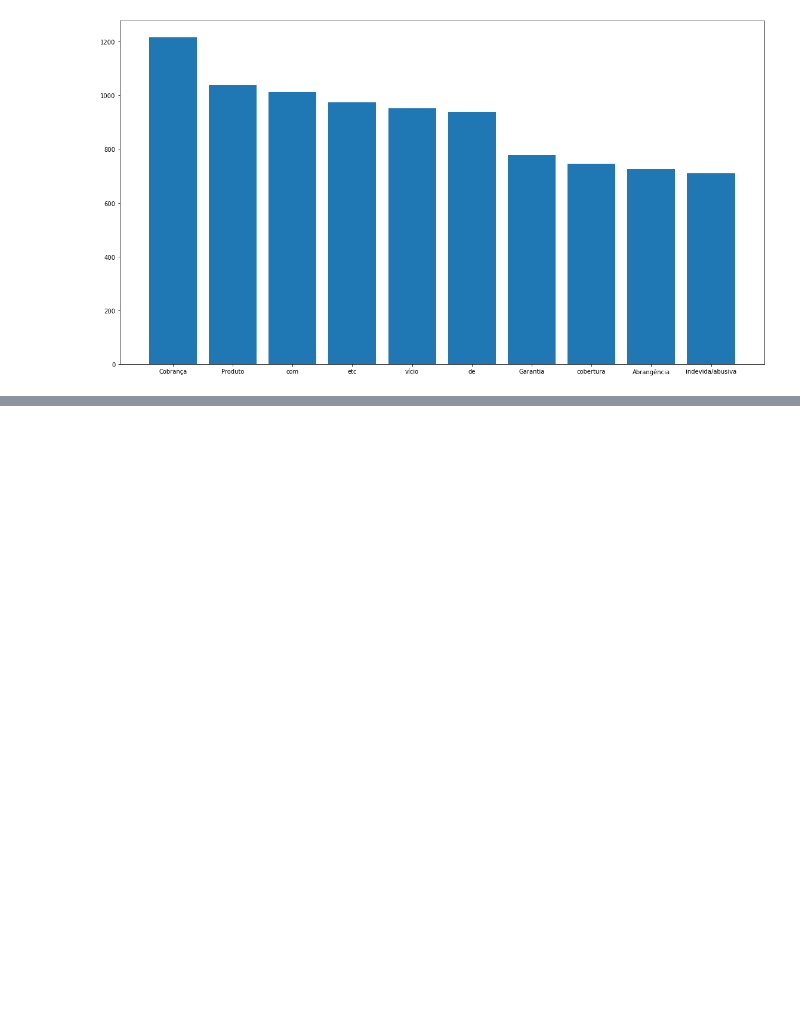
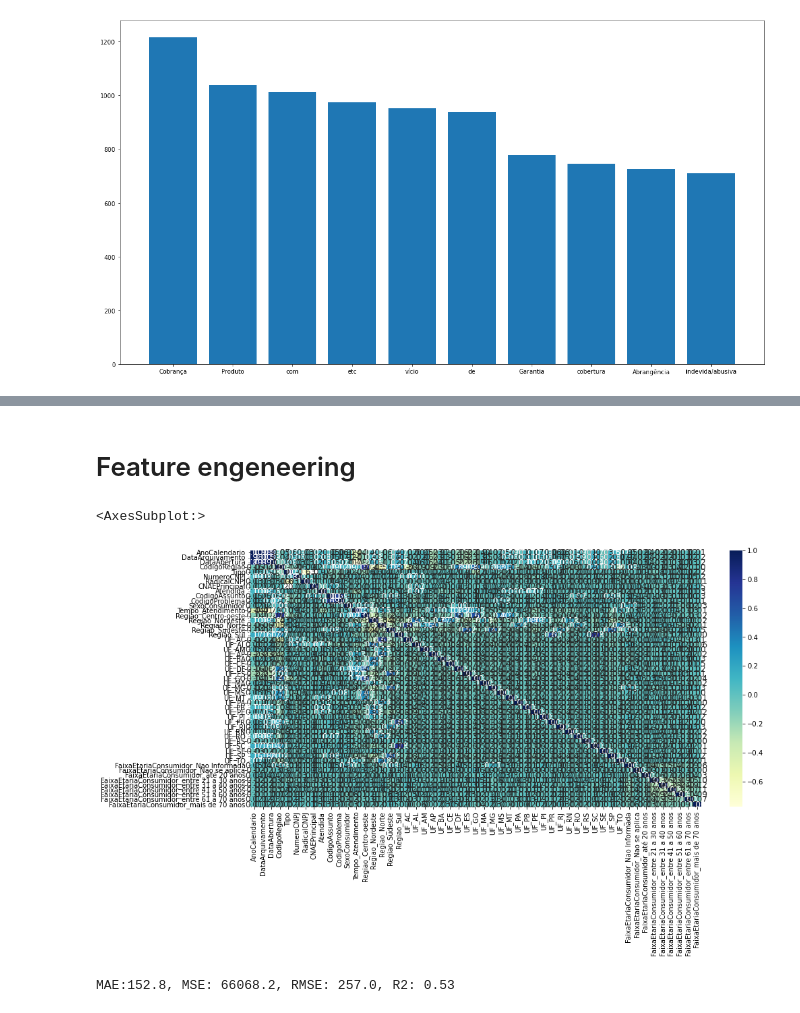
Before and after one commit to Wolfgang-Amadeus-Mozart/CC_Uninove_7Semestre, a Jupyter notebook: CC7 Semestre - Git Hub/Inteligencia_Artificial/Atividade 2/Atividades (1).ipynb, the cells around one changed output, grey strips where cells are left out. Drawn from its saved outputs; the diff is of its cells as text; code cells hidden in the pictures; blank space fills up the shorter version.

```diff
--- a/CC7 Semestre - Git Hub/Inteligencia_Artificial/Atividade 2/Atividades (1).ipynb
+++ b/CC7 Semestre - Git Hub/Inteligencia_Artificial/Atividade 2/Atividades (1).ipynb
@@ -290,0 +329,29 @@ ax.imshow(nuvem)
+# %%
+df['DataArquivamento'] = pd.to_numeric(df['DataArquivamento'])
+df['DataAbertura'] = pd.to_numeric(df['DataAbertura'])
+# %%
+#coletando somente a diferença do número de dias para um melhor aproveitamento dos dados
+df['Tempo_Atendimento'] = df['Tempo_Atendimento'].dt.days
+# %% [markdown]
+# Feature engeneering
+# %%
+#Feature Engeneering
+df['SexoConsumidor'] = df['SexoConsumidor'].astype('category')
+df['SexoConsumidor'] = df['SexoConsumidor'].cat.codes
+
+df['Atendida'] = df['Atendida'].astype('category')
+df['Atendida'] = df['Atendida'].cat.codes
+# %%
+# Criar variáveis Dummie
+df = pd.get_dummies(df, columns=['Regiao', 'UF','FaixaEtariaConsumidor'], drop_first=False)
+# %%
+# Correlação entre as variáveis
+corr = df.corr()
+fig2, ax = plt.subplots(figsize=(15,7))
+sns.heatmap(corr,
+            xticklabels=corr.columns.values,
+            yticklabels=corr.columns.values,
+            annot=True, cmap='YlGnBu', annot_kws={'size': 12}, fmt='.2f')
+# %% [output]
+<AxesSubplot:>
+[figure, added]
@@ -290,0 +395,4 @@ ax.imshow(nuvem)
+# %%
+metrics(y_test, y_pred)
+# %% [output]
+MAE:152.8, MSE: 66068.2, RMSE: 257.0, R2: 0.53
```
Also changed, not shown: parts of 18 cells of this notebook.
